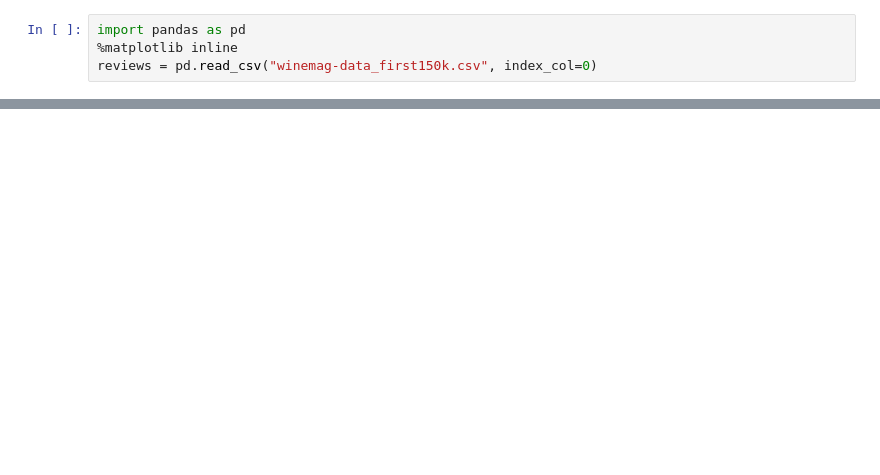
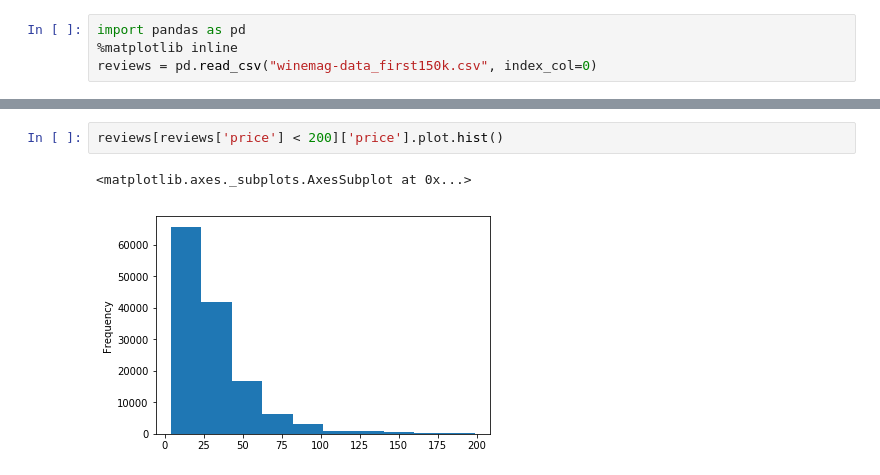
Before and after one commit to bogdantoader/kaggle_learn_experiments, a Jupyter notebook: plotting/plotting.ipynb, the cells around one changed output, grey strips where cells are left out. Cells and saved outputs as stored; diff of their text form; blank space fills up the shorter version.

```diff
--- a/plotting/plotting.ipynb
+++ b/plotting/plotting.ipynb
@@ -13,0 +31,5 @@ reviews.province.value_counts().head().plot.bar()
+# %%
+reviews[reviews['price'] < 200]['price'].plot.hist()
+# %% [output]
+<matplotlib.axes._subplots.AxesSubplot at 0x...>
+[figure, added]
```
Also changed, not shown: parts of 12 cells of this notebook.
